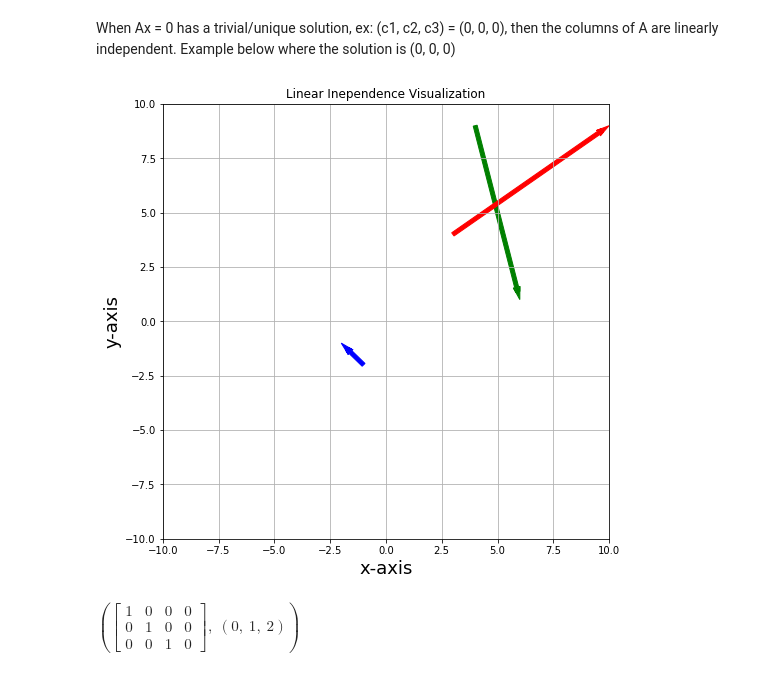
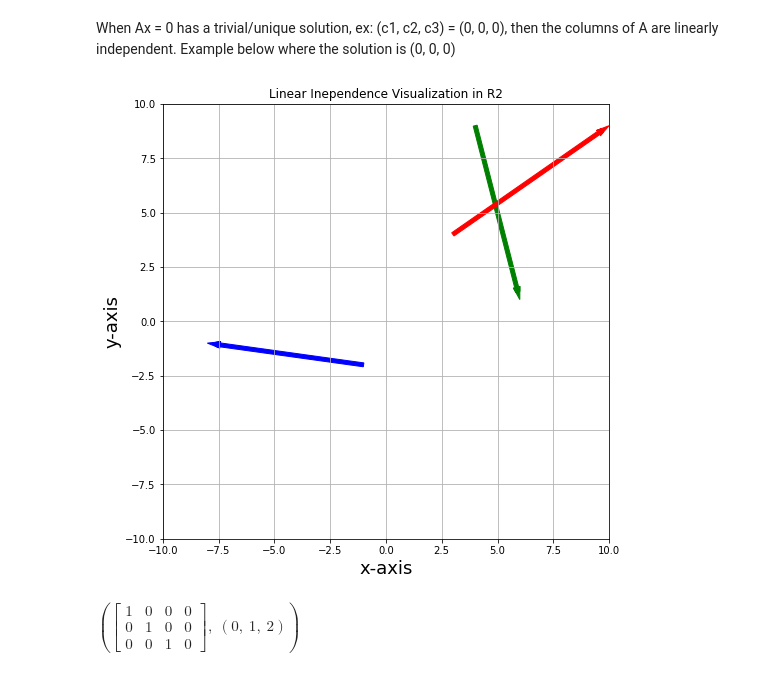
Before and after one commit to natdosan/LinearAlgebra, a Jupyter notebook: main/linear_dependence.ipynb, the cells around one changed output. Saved outputs shown, nothing was run; the diff lists cells and outputs as text; code cells hidden in the pictures.

```diff
--- a/main/linear_dependence.ipynb
+++ b/main/linear_dependence.ipynb
@@ -111,26 +111,26 @@ Example below where the solution is (0, 0, 0)
 # %%
 fig, ax = plt.subplots(figsize = (8, 8))
 #######################Arrows#######################
 arrows = np.array([[[3,4,7,5]],
-            [[-1,-2,-1,1]],
+            [[-1,-2,-7,1]],
             [[4,9,2,-8]]])
 colors = ['r','b','g']
 for i in range(arrows.shape[0]):
     X,Y,U,V = zip(*arrows[i,:,:])
     ax.arrow(X[0], Y[0], U[0],V[0], color = colors[i], width = .18,
              length_includes_head = True,
              head_width = .3, # default: 3*width
              head_length = .6,
              overhang = .4, zorder = -i)
 
 ax.grid(True)
 ax.set_title('Linear Inependence Visualization in R2')
 ax.axis([-10, 10, -10, 10])
 ax.set_xlabel('x-axis', size = 18)
 ax.set_ylabel('y-axis', size = 18)
 plt.show()
 # %% [output]
-[figure, old version]
+[figure, new version]
 # %%
 A = sy.Matrix([[0,1,4,0],[1,2,-1,0],[5,8,0,0]])
 A.rref()
```
Also changed, not shown: parts of 5 cells of this notebook.
